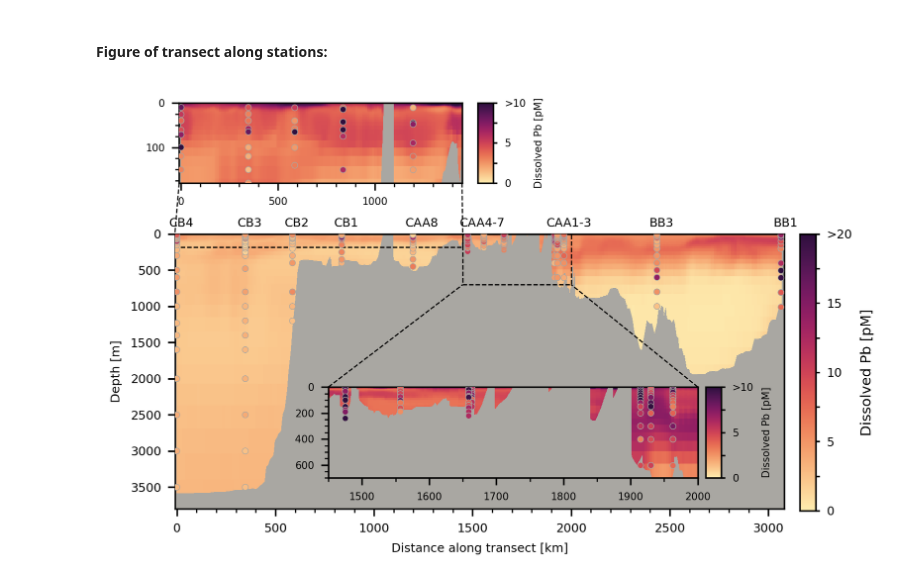
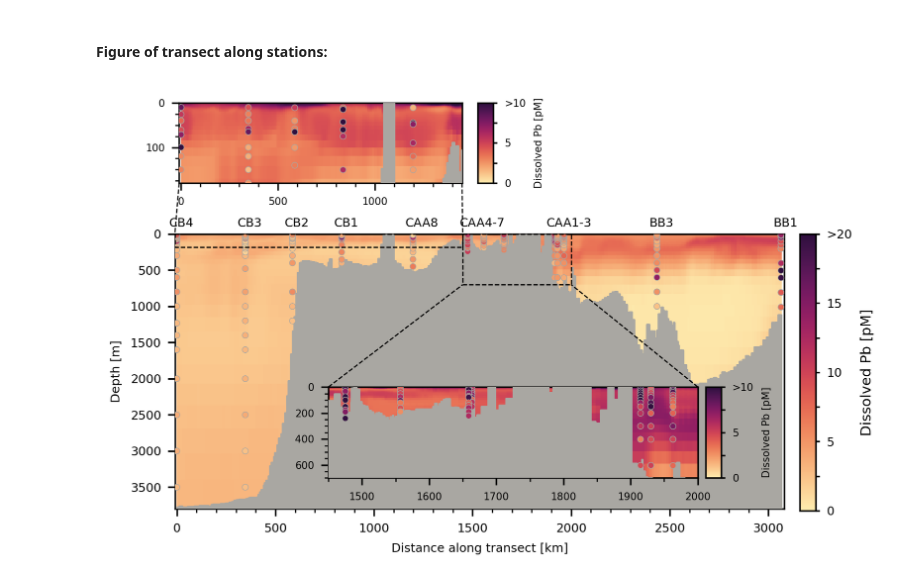
Before and after one commit to UBC-MOAD/analysis-brogalla, a Jupyter notebook: paper3/R2-evaluation-transect.ipynb, the cells around one changed output. Drawn from its saved outputs; the diff is of its cells as text; code cells hidden in the pictures.

Commit message:
Made land mask into rectangle instead of line

```diff
--- a/paper3/R2-evaluation-transect.ipynb
+++ b/paper3/R2-evaluation-transect.ipynb
@@ -45,6 +47,7 @@ mesh_depth   = mfile['nav_lev'].values
 # %%
 mesh        = xr.open_dataset('/ocean/brogalla/GEOTRACES/data/ANHA12/ANHA12_mesh1.nc')
 mesh_hdept  = mesh['hdept'].values[0,imin:imax,jmin:jmax]
+mesh_hdepw  = mesh['hdepw'].values[0,imin:imax,jmin:jmax]
 mesh_mbathy = mesh['mbathy'].values[0,imin:imax,jmin:jmax]
 mesh_gdepw  = mesh['gdepw_1d'].values[0,:]
 # %%
@@ -124,6 +107,16 @@ def calculate_average(folder_ref_2015):
     pb_dis_ref_2015 = dpb_2015 / len(file_list_2015)
 
     return pb_dis_ref_2015
+# %%
+def land_patch(distances, coordi, coordj):
+
+    topo = []
+    for d, distance in enumerate(distances[0:-1]):
+        rect = Rectangle((distance, mesh_hdepw[int(coordi[d]),int(coordj[d])]), np.abs(distances[d+1]-distance), 5000)
+        topo.append(rect)
+
+    pc = PatchCollection(topo, facecolors=land_color, edgecolors=land_color, alpha=1, zorder=3)
+    return pc
 # %% [markdown]
 #### Calculations
 # %%
@@ -193,10 +186,10 @@ for n in range(0,len(transect_vlons)):
     transect_model_hdept     = np.append(transect_model_hdept, mesh_hdept[int(transect_i[n]), int(transect_j[n])])
 #     transect_model_mbathy    = np.append(transect_model_mbathy, mesh_mbathy[int(transect_i[n]), int(transect_j[n])])
 
-    bathy_ind           = mesh_mbathy[int(transect_i[n]), int(transect_j[n])]
-    mesh_depth_adjusted = np.copy(mesh_gdepw)
-    mesh_depth_adjusted[0:int(bathy_ind)+1] = mesh_hdept[int(transect_i[n]), int(transect_j[n])]
-    transect_model_depths[:,n]  = mesh_depth_adjusted
+#     bathy_ind           = mesh_mbathy[int(transect_i[n]), int(transect_j[n])]
+#     mesh_depth_adjusted = np.copy(mesh_gdepw)
+#     mesh_depth_adjusted[0:int(bathy_ind)+1] = mesh_hdepw[int(transect_i[n]), int(transect_j[n])]
+#     transect_model_depths[:,n]  = mesh_depth_adjusted
     transect_model_dists[:,n]   = distance_model
     transect_dissolved_pb[:,n]  = dissolved_Pb[:,int(transect_i[n]), int(transect_j[n])]
 # %%
@@ -207,6 +200,10 @@ transect_names2[10]   = 'CAA1-3'
 # %% [markdown]
 #### Figure of transect along stations:
 # %%
+main_patch      = land_patch(transect_model_distances, transect_i, transect_j)
+inset_ax_patch  = land_patch(transect_model_distances, transect_i, transect_j)
+inset_ax2_patch = land_patch(transect_model_distances, transect_i, transect_j)
+
 fig, ax = plt.subplots(1,1, figsize=(4.5*1.2, 2.5), dpi=300)
 
 # limits for colorbar:
@@ -217,7 +214,6 @@ pointsbg = '#173543'# outline color for scatterpoints
 # set colormap with masked areas as land
 cmap1     = cmocean.cm.matter
 plot_dPb  = np.ma.masked_where(transect_dissolved_pb == 0, transect_dissolved_pb)
-ax.set_facecolor(land_color)
 
 # General plot --------------------------------------------------
 for i in range(0,len(transect_lons)):
@@ -229,8 +225,9 @@ for i in range(0,len(transect_lons)):
 ax.invert_yaxis()
 xx, zz = np.meshgrid(transect_model_distances, mesh_gdepw)
 contour = ax.pcolormesh(xx, zz, plot_dPb, vmin=vminPb, vmax=vmaxPb, cmap=cmap1, zorder=2)
-ax.pcolormesh(transect_model_dists, transect_model_depths, transect_dissolved_pb, \
-              cmap=matplotlib.colors.ListedColormap([land_color]), alpha=1, zorder=2)
+ax.add_collection(main_patch)
+# ax.pcolormesh(transect_model_dists, transect_model_depths, transect_dissolved_pb, \
+#               cmap=matplotlib.colors.ListedColormap([land_color]), alpha=1, zorder=2)
 
 ax.set_ylabel('Depth [m]', fontsize=6)
 ax.set_xlabel('Distance along transect [km]', fontsize=6)
@@ -241,7 +238,7 @@ ax.xaxis.set_major_locator(MultipleLocator(500))
 ax.xaxis.set_minor_locator(MultipleLocator(100))
 
 # Zoom in of shallow area(inset axes): ---------------------------------------------------------
-inset_ax = fig.add_axes([.32, 0.21, .47, .25], facecolor=land_color)
+inset_ax = fig.add_axes([.32, 0.21, .47, .25], facecolor='w')
 for i in range(0,len(transect_lons)):
     sc = inset_ax.scatter(transect_distances[i]*np.ones(26), transect_depths_r[:,i][::-1], \
                        vmin = vminPb, vmax = 10, c=transect_dPb_r[:,i][::-1]*1e3, cmap=cmap1,\
@@ -251,15 +248,16 @@ inset_ax.invert_yaxis()
 inset_ax.set_ylim([700, -1])
 inset_ax.set_xlim([1450, 2000])
 contour1 = inset_ax.pcolormesh(xx, zz, plot_dPb, vmin=vminPb, vmax=10, cmap=cmap1, zorder=2)
-inset_ax.pcolormesh(transect_model_dists, transect_model_depths, transect_dissolved_pb, \
-                    cmap=matplotlib.colors.ListedColormap([land_color]), alpha=1, zorder=2)
+inset_ax.add_collection(inset_ax_patch)
+# inset_ax.pcolormesh(transect_model_dists, transect_model_depths, transect_dissolved_pb, \
+#                     cmap=matplotlib.colors.ListedColormap([land_color]), alpha=1, zorder=2)
 inset_ax.tick_params(axis='both', which='major', labelsize=5)
 inset_ax.xaxis.set_major_locator(MultipleLocator(100))
 inset_ax.xaxis.set_minor_locator(MultipleLocator(50))
 inset_ax.yaxis.set_minor_locator(MultipleLocator(50))
 
 # Zoom in of Pacific layer(inset axes): ---------------------------------------------------------
-inset_ax2 = fig.add_axes([.13, 1.02, .36, .22], facecolor=land_color)
+inset_ax2 = fig.add_axes([.13, 1.02, .36, .22], facecolor='w')
 for i in range(0,len(transect_lons)):
     sc = inset_ax2.scatter(transect_distances[i]*np.ones(26), transect_depths_r[:,i][::-1], \
                        vmin = vminPb, vmax =10, c=transect_dPb_r[:,i][::-1]*1e3, cmap=cmap1,\
@@ -269,38 +267,39 @@ inset_ax2.invert_yaxis()
 inset_ax2.set_ylim([180, 0])
 inset_ax2.set_xlim([-10, 1450])
 contour2 = inset_ax2.pcolormesh(xx, zz, plot_dPb, vmin=vminPb, vmax=10, cmap=cmap1, zorder=2)
-inset_ax2.pcolormesh(transect_model_dists, transect_model_depths, transect_dissolved_pb, \
-                     cmap=matplotlib.colors.ListedColormap([land_color]), alpha=1, zorder=2)
+inset_ax2.add_collection(inset_ax2_patch)
+# inset_ax2.pcolormesh(transect_model_dists, transect_model_depths, transect_dissolved_pb, \
+#                      cmap=matplotlib.colors.ListedColormap([land_color]), alpha=1, zorder=2)
 inset_ax2.tick_params(axis='both', which='major', labelsize=5)
 inset_ax2.xaxis.set_major_locator(MultipleLocator(500))
 inset_ax2.xaxis.set_minor_locator(MultipleLocator(100))
 inset_ax2.yaxis.set_minor_locator(MultipleLocator(25))
 
 # Colorbar1:
 cbar_ax = fig.add_axes([0.92, 0.12, 0.02, 0.76])
 cbar = fig.colorbar(contour, cax=cbar_ax)
 cbar.set_label('Dissolved Pb [pM]', fontsize=7)
 cbar_ax.tick_params(axis='both', which='major', labelsize=6, length=2, width=0.8)
 cbar.ax.set_yticklabels(['0','','5','','10','','15','','>20'])
 
 # Colorbar2: Parry Channel
 cbar_ax2 = fig.add_axes([0.8, 0.21, 0.02, 0.25])
 cbar2 = fig.colorbar(contour1, cax=cbar_ax2)
 cbar_ax2.tick_params(axis='both', which='major', labelsize=5, length=2, width=0.8)
 cbar2.set_label('Dissolved Pb [pM]', fontsize=5)
 cbar2.ax.set_yticklabels(['0','','5','','>10'])
 
 # Colorbar3: Pacific layer
 cbar_ax3 = fig.add_axes([0.51, 1.02, 0.02, 0.22])
 cbar3 = fig.colorbar(contour2, cax=cbar_ax3, ticks=[0,2.5,5,7.5,10])
 cbar_ax3.tick_params(axis='both', which='major', labelsize=5, length=2, width=0.8)
 cbar3.set_label('Dissolved Pb [pM]', fontsize=5)
 cbar3.ax.set_yticklabels(['0','','5','','>10'])
 
 # Mark inset:
-mark_inset(ax, inset_ax , loc1=2, loc2=1, fc="none", ec='k', lw=0.6, linestyle='--', zorder=3);
-mark_inset(ax, inset_ax2, loc1=3, loc2=4, fc="none", ec='k', lw=0.6, linestyle='--', zorder=3);
+mark_inset(ax, inset_ax , loc1=2, loc2=1, fc="none", ec='k', lw=0.6, linestyle='--', zorder=4);
+mark_inset(ax, inset_ax2, loc1=3, loc2=4, fc="none", ec='k', lw=0.6, linestyle='--', zorder=4);
 
 fig.savefig('/ocean/brogalla/GEOTRACES/figures/Pb/R2-transect.jpg', bbox_inches='tight', dpi=300)
 # %% [output]
-[figure, old version]
+[figure, new version]
```
Also changed, not shown: parts of 3 cells of this notebook, 4 other files.
